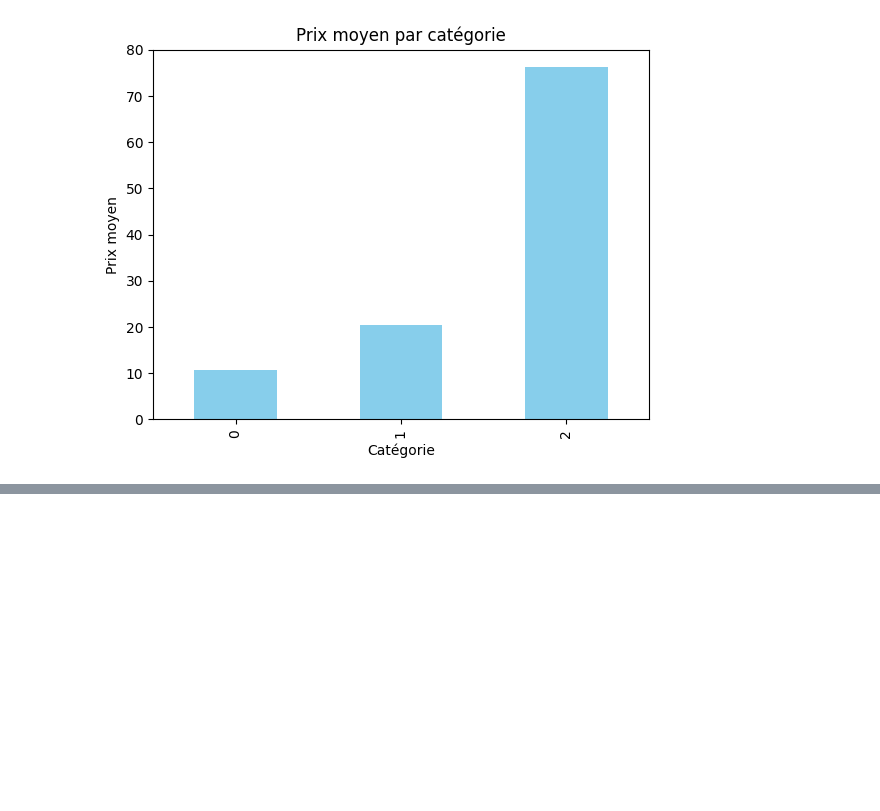
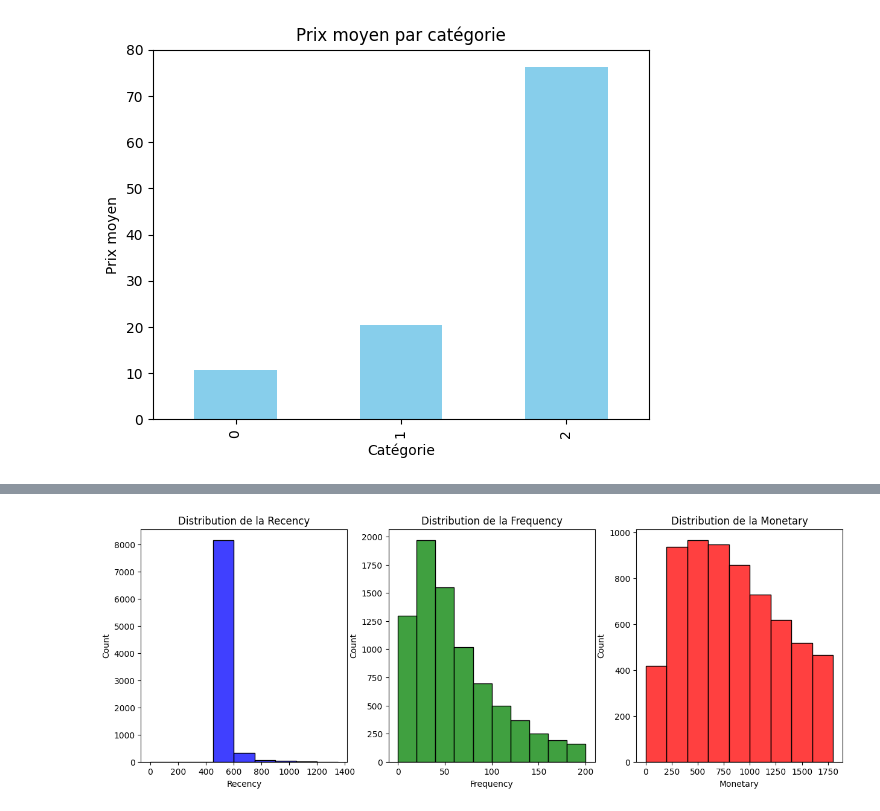
Before and after one commit to ciborg29/dojo_git, a Jupyter notebook: notebooks/exploration.ipynb, the cells around one changed output, grey strips where cells are left out. Cells and saved outputs as stored; diff of their text form; code cells hidden in the pictures; blank space fills up the shorter version.

```diff
--- a/notebooks/exploration.ipynb
+++ b/notebooks/exploration.ipynb
@@ -129,0 +197,35 @@ plt.show()
+# %%
+recency_bins = [0, 150, 300, 450, 600, 750, 900, 1050, 1200, 1350]
+frequency_bins = [0, 20, 40, 60, 80, 100, 120, 140, 160, 180, 200]
+monetary_bins = [0, 200, 400, 600, 800, 1000, 1200, 1400, 1600, 1800]
+# %%
+# Diagrammes de distributions
+figs, axs = plt.subplots(1, 3, figsize=(15, 5))
+
+sns.histplot(
+    rfm['Recency'],
+    ax=axs[0],
+    color='blue',
+    bins=recency_bins,
+)
+axs[0].set_title('Distribution de la Recency')
+
+sns.histplot(
+    rfm['Frequency'],
+    ax=axs[1],
+    color='green',
+    bins=frequency_bins,
+)
+axs[1].set_title('Distribution de la Frequency')
+
+sns.histplot(
+    rfm['Monetary'],
+    ax=axs[2],
+    color='red',
+    bins=monetary_bins,
+)
+axs[2].set_title('Distribution de la Monetary')
+
+plt.show()
+# %% [output]
+[figure, added]
```
Also changed, not shown: parts of 7 cells of this notebook.
